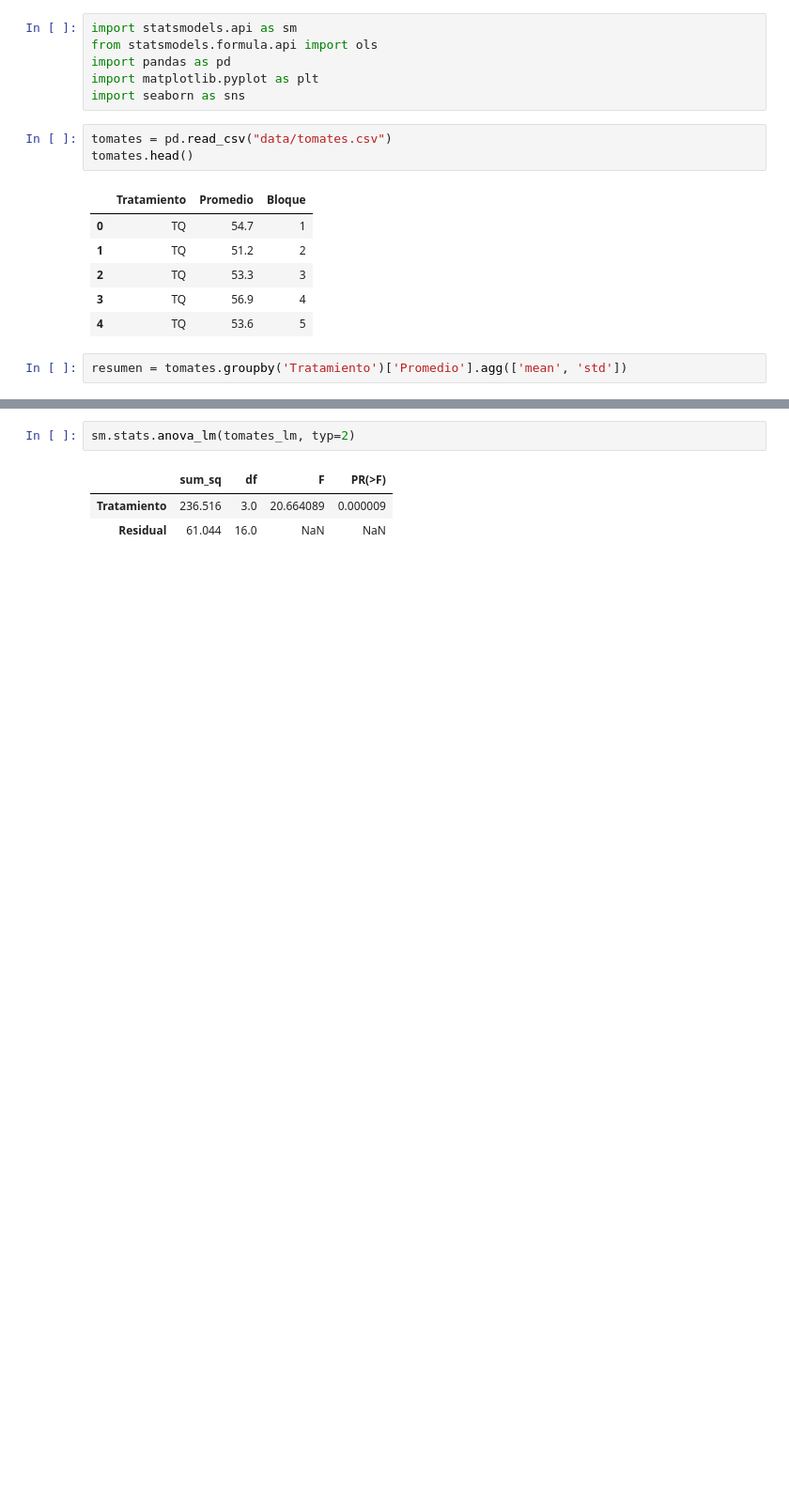
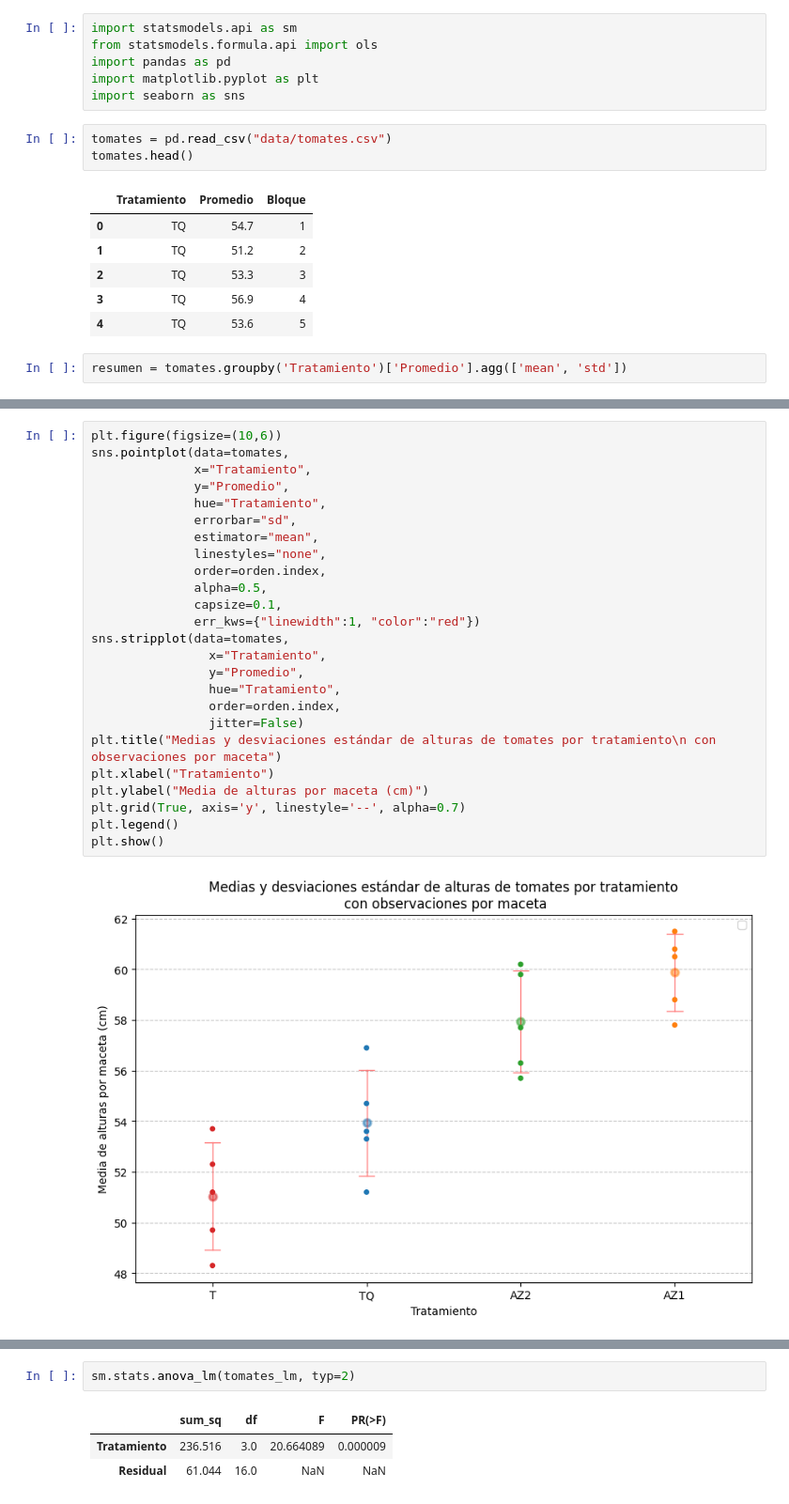
Before and after one commit to nadiasantillan/unsl-data-py-4.2, a Jupyter notebook: tomates/analisis.ipynb, the cells around one changed output, grey strips where cells are left out. Shown at 94% size. Drawn from its saved outputs; the diff is of its cells as text; blank space fills up the shorter version.

```diff
--- a/tomates/analisis.ipynb
+++ b/tomates/analisis.ipynb
@@ -42,0 +55,27 @@ plt.show()
+# %%
+plt.figure(figsize=(10,6))
+sns.pointplot(data=tomates,
+              x="Tratamiento",
+              y="Promedio",
+              hue="Tratamiento",
+              errorbar="sd",
+              estimator="mean",
+              linestyles="none",
+              order=orden.index,
+              alpha=0.5,
+              capsize=0.1,
+              err_kws={"linewidth":1, "color":"red"})
+sns.stripplot(data=tomates,
+                x="Tratamiento",
+                y="Promedio",
+                hue="Tratamiento",
+                order=orden.index,
+                jitter=False)
+plt.title("Medias y desviaciones estándar de alturas de tomates por tratamiento\n con observaciones por maceta")
+plt.xlabel("Tratamiento")
+plt.ylabel("Media de alturas por maceta (cm)")
+plt.grid(True, axis='y', linestyle='--', alpha=0.7)
+plt.legend()
+plt.show()
+# %% [output]
+[figure, added]
```
Also changed, not shown: parts of 7 cells of this notebook.
